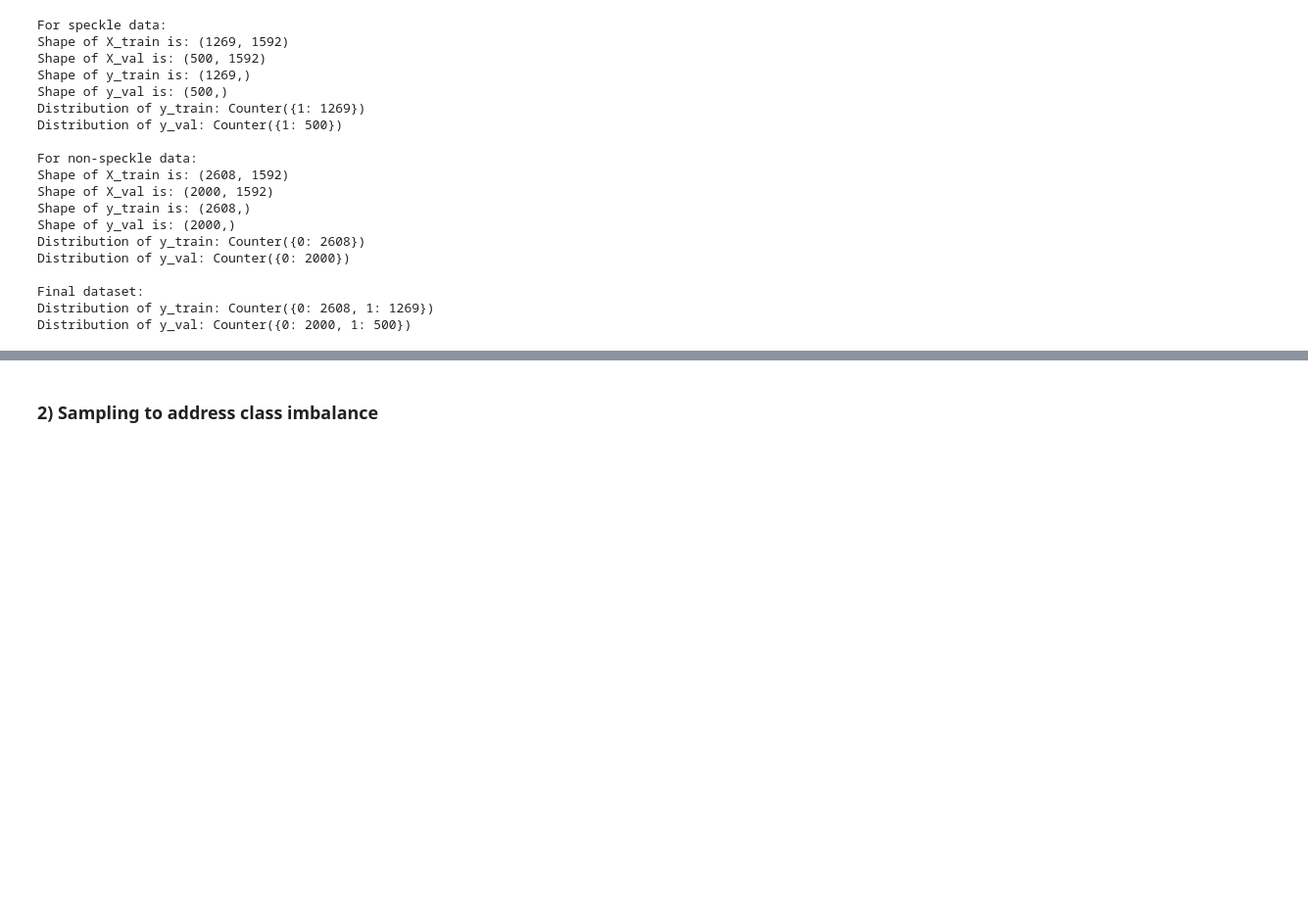
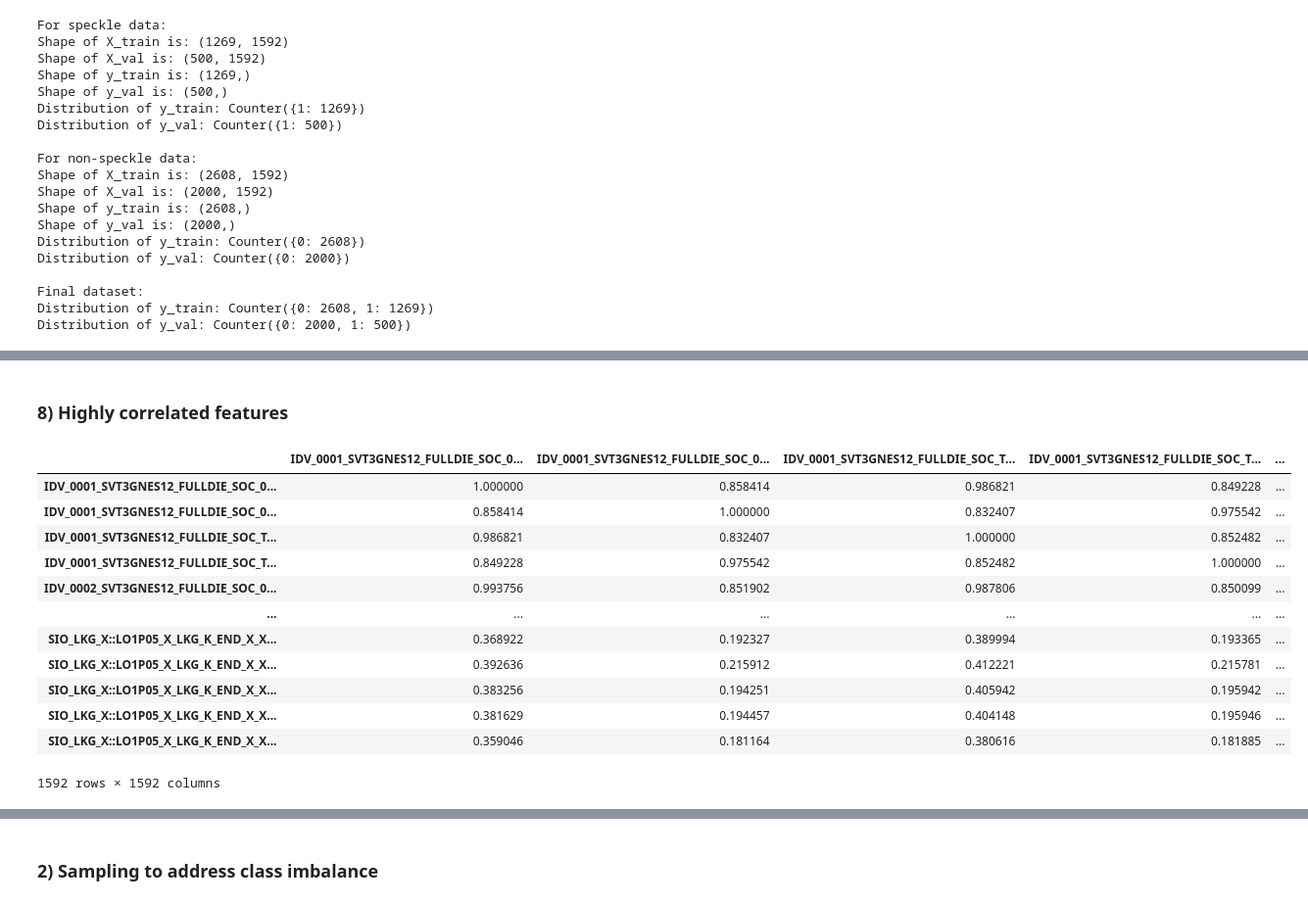
Before and after one commit to NicoleNL/ML-Speckle, a Jupyter notebook: ML Speckle.ipynb, the cells around one changed output, grey strips where cells are left out. Shown: that part at 98% size. Saved outputs shown, nothing was run; the diff lists cells and outputs as text; code cells hidden in the pictures; blank space fills up the shorter version.

```diff
--- a/ML Speckle.ipynb
+++ b/ML Speckle.ipynb
@@ -577,0 +638,20 @@ X_val_scaled
+# %% [markdown]
+### 8) Highly correlated features
+# %%
+#To create correlation matrix for X_train (features)
+correlation_matrix = X_train.corr().abs()
+display(correlation_matrix)
+# %% [output]
+|  | IDV_0001_SVT3GNES12_FULLDIE_SOC_0... | IDV_0001_SVT3GNES12_FULLDIE_SOC_0... | IDV_0001_SVT3GNES12_FULLDIE_SOC_T... | IDV_0001_SVT3GNES12_FULLDIE_SOC_T... | ... |
+| IDV_0001_SVT3GNES12_FULLDIE_SOC_0... | 1.000000 | 0.858414 | 0.986821 | 0.849228 | ... |
+| IDV_0001_SVT3GNES12_FULLDIE_SOC_0... | 0.858414 | 1.000000 | 0.832407 | 0.975542 | ... |
+| IDV_0001_SVT3GNES12_FULLDIE_SOC_T... | 0.986821 | 0.832407 | 1.000000 | 0.852482 | ... |
+| IDV_0001_SVT3GNES12_FULLDIE_SOC_T... | 0.849228 | 0.975542 | 0.852482 | 1.000000 | ... |
+| IDV_0002_SVT3GNES12_FULLDIE_SOC_0... | 0.993756 | 0.851902 | 0.987806 | 0.850099 | ... |
+| ... | ... | ... | ... | ... | ... |
+| SIO_LKG_X::LO1P05_X_LKG_K_END_X_X... | 0.368922 | 0.192327 | 0.389994 | 0.193365 | ... |
+| SIO_LKG_X::LO1P05_X_LKG_K_END_X_X... | 0.392636 | 0.215912 | 0.412221 | 0.215781 | ... |
+| SIO_LKG_X::LO1P05_X_LKG_K_END_X_X... | 0.383256 | 0.194251 | 0.405942 | 0.195942 | ... |
+| SIO_LKG_X::LO1P05_X_LKG_K_END_X_X... | 0.381629 | 0.194457 | 0.404148 | 0.195946 | ... |
+| SIO_LKG_X::LO1P05_X_LKG_K_END_X_X... | 0.359046 | 0.181164 | 0.380616 | 0.181885 | ... |
+1592 rows × 1592 columns
```
Also changed, not shown: parts of 20 cells of this notebook.
